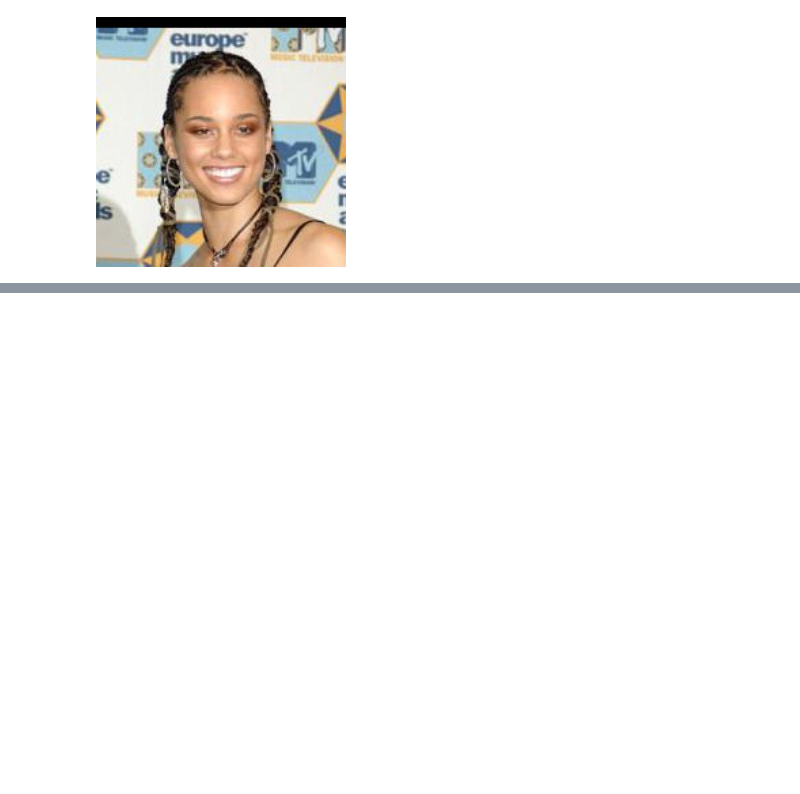
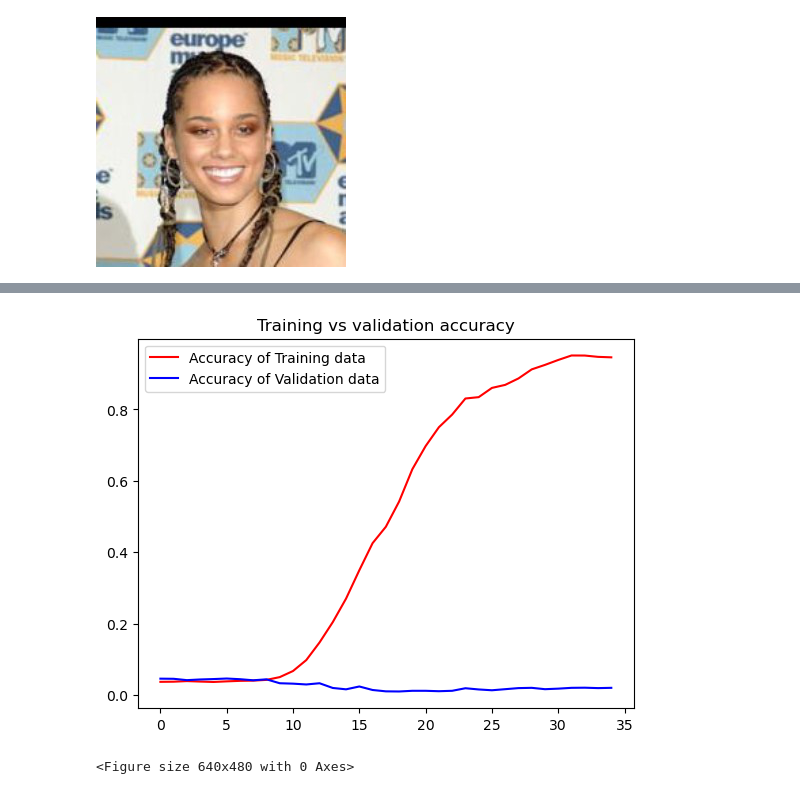
Before and after one commit to j2kb-gs/LFW_face_recognition, a Jupyter notebook: LFW_face_recognition.ipynb, the cells around one changed output, grey strips where cells are left out. Cells and saved outputs as stored; diff of their text form; code cells hidden in the pictures; blank space fills up the shorter version.

```diff
--- a/LFW_face_recognition.ipynb
+++ b/LFW_face_recognition.ipynb
@@ -39,0 +234,25 @@ img_width = 250
+# %%
+model = Sequential()
+
+model.add(normalization_layer),
+model.add(Conv2D(32,(3,3), input_shape=(250,250,3), activation='relu'))
+model.add(MaxPooling2D(2,2))
+model.add(Conv2D(32,(3,3), activation='relu'))
+model.add(MaxPooling2D(2,2))
+model.add(Flatten())
+model.add(Dense(units=512, activation='relu'))
+model.add(Dense(units=128, activation='relu'))
+model.add(Dense(units=num_class, activation='softmax'))
+# %%
+# model.summary()
+# model.compile(loss='categorical_crossentropy', optimizer='adam', metrics=['accuracy'])
+model.compile(
+  optimizer='adam',
+  loss=tf.keras.losses.SparseCategoricalCrossentropy(from_logits=True),
+  metrics=['accuracy'])
+# %%
+his = model.fit(
+  train_ds,
+  validation_data=val_ds,
+  epochs=35
+)
@@ -39,0 +302,18 @@ img_width = 250
+# %%
+# plot training accuracy vs validation accuracy
+
+get_acc = his.history['accuracy']
+value_acc = his.history['val_accuracy']
+get_loss = his.history['loss']
+validation_loss = his.history['val_loss']
+
+epochs = range(len(get_acc))
+plt.plot(epochs, get_acc, 'r', label='Accuracy of Training data')
+plt.plot(epochs, value_acc, 'b', label='Accuracy of Validation data')
+plt.title('Training vs validation accuracy')
+plt.legend(loc=0)
+plt.figure()
+plt.show()
+# %% [output]
+[figure, added]
+<Figure size 640x480 with 0 Axes>
```
Also changed, not shown: parts of 51 cells of this notebook.
